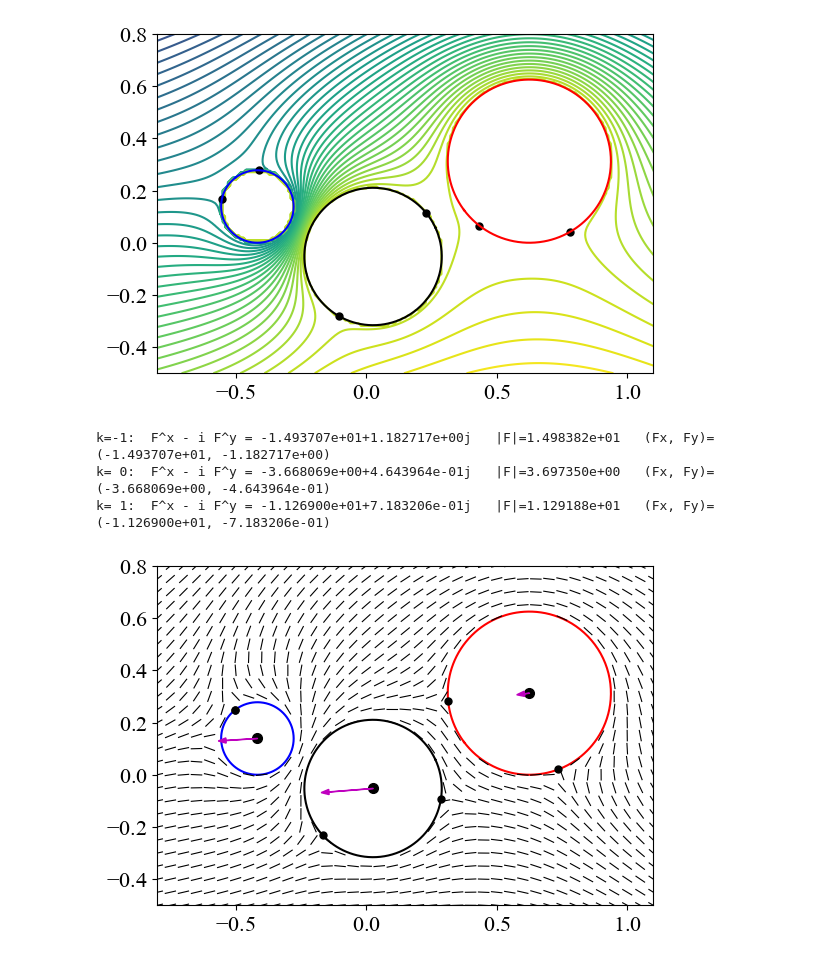
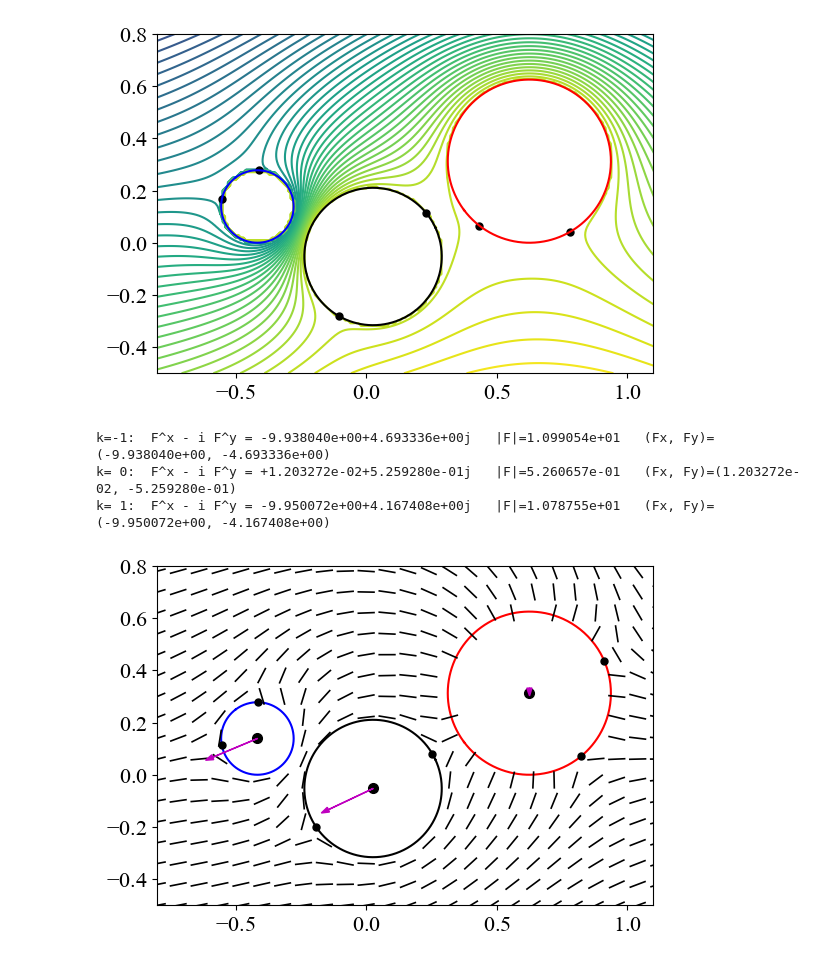
Before and after one commit to wp1306/alpha_prime_functions, a Jupyter notebook: nematic_plot.ipynb, the cells around one changed output. Saved outputs shown, nothing was run; the diff lists cells and outputs as text; code cells hidden in the pictures.

```diff
--- a/nematic_plot.ipynb
+++ b/nematic_plot.ipynb
@@ -92,7 +94,7 @@ print(taujk)
 # Domain / Schottky parameters (owned by this notebook)
 #qv = np.array([0.2,0.5,0.1])
 ac = real(np.dot(taujk,Upsilonlist)/2j)
-alpha = np.array([[ac[0]],[ac[1]]])
+alpha = np.array([[ac[0]+pi/2],[ac[1]]])
 level = 4
 init_context(qv, dv, alpha, level_in=level)
 
@@ -332,9 +335,9 @@ for k in range(-1, M):
 
 forces = np.asarray(forces, dtype=complex)
 # %% [output]
-k=-1:  F^x - i F^y = -1.493707e+01+1.182717e+00j   |F|=1.498382e+01   (Fx, Fy)=(-1.493707e+01, -1.182717e+00)
-k= 0:  F^x - i F^y = -3.668069e+00+4.643964e-01j   |F|=3.697350e+00   (Fx, Fy)=(-3.668069e+00, -4.643964e-01)
-k= 1:  F^x - i F^y = -1.126900e+01+7.183206e-01j   |F|=1.129188e+01   (Fx, Fy)=(-1.126900e+01, -7.183206e-01)
+k=-1:  F^x - i F^y = -9.938040e+00+4.693336e+00j   |F|=1.099054e+01   (Fx, Fy)=(-9.938040e+00, -4.693336e+00)
+k= 0:  F^x - i F^y = +1.203272e-02+5.259280e-01j   |F|=5.260657e-01   (Fx, Fy)=(1.203272e-02, -5.259280e-01)
+k= 1:  F^x - i F^y = -9.950072e+00+4.167408e+00j   |F|=1.078755e+01   (Fx, Fy)=(-9.950072e+00, -4.167408e+00)
 # %%
 
 plt.figure()
@@ -355,40 +358,43 @@ for j in range(np.size(X,0)):
                 if not bv2path.contains_point((z.real, z.imag)):
                     phimat[j,k] = np.array(-imag(Omegaz(z)).item())
                     vec = np.array([z,z]) + exp(1j*phimat[j,k])*np.array([-nl,nl])
-                    plt.plot(vec.real,vec.imag,"k-",linewidth=0.8)
+                    plt.plot(vec.real,vec.imag,"k-",linewidth=1.2)
 
 for k in range(M+1):
     plt.plot(circ[int(idx_jump[k,0]),k].real,circ[int(idx_jump[k,0]),k].imag,"k.",markersize=10)
     plt.plot(circ[int(idx_jump[k,1]),k].real,circ[int(idx_jump[k,1]),k].imag,"k.",markersize=10)
 
 centers_from_circ = []
 for k in range(M+1):
     # circ[:,k] は k番目の円上の点（複素数）
     center_k = np.mean(circ[:,k])
     centers_from_circ.append(center_k)
 # centers_from_circ[0]: 単位円, centers_from_circ[1:]: 穴
 
 centers = centers_from_circ
 #centers = [0.0 + 0.0j] + [dv[k] for k in range(M)]  # k=-1が外(0+0j)、それ以降は dv[k]
 
 # スケール係数を自動調整、forcesの大きさと表示領域から
 max_force = np.max(np.abs(forces))
 max_radius = max([1.0] + [np.abs(qv[k]) for k in range(M)])
-arrow_scale = 0.2 * max_radius / (max_force + 1e-12)  # 係数は見やすさ調整
-
+#arrow_scale = 0.2 * max_radius / (max_force + 1e-12)  # 係数は見やすさ調整
+arrow_scale = 0.02
 
 for k, center in enumerate(centers):
     # force: F^x - i F^y （Re: x成分, -Im: y成分）
     fx = forces[k].real
     fy = -forces[k].imag
     plt.arrow(center.real, center.imag, arrow_scale*fx, arrow_scale*fy,
               head_width=0.02*max_radius, head_length=0.03*max_radius,
               fc='m', ec='m', length_includes_head=True, zorder=10)
 
+# 各中心に点も表示(optional)
 plt.plot([c.real for c in centers], [c.imag for c in centers], "ko", markersize=7, label='center')
+
+
 plt.xlim([-0.8,1.1])
 plt.ylim([-0.5,0.8])
-#plt.savefig("output/nematic_force_new2.pdf")
+#plt.savefig("output/nematic_force_new1.pdf")
 plt.show()
 # %% [output]
-[figure, old version]
+[figure, new version]
```
Also changed, not shown: parts of 5 cells of this notebook, 3 other files.
